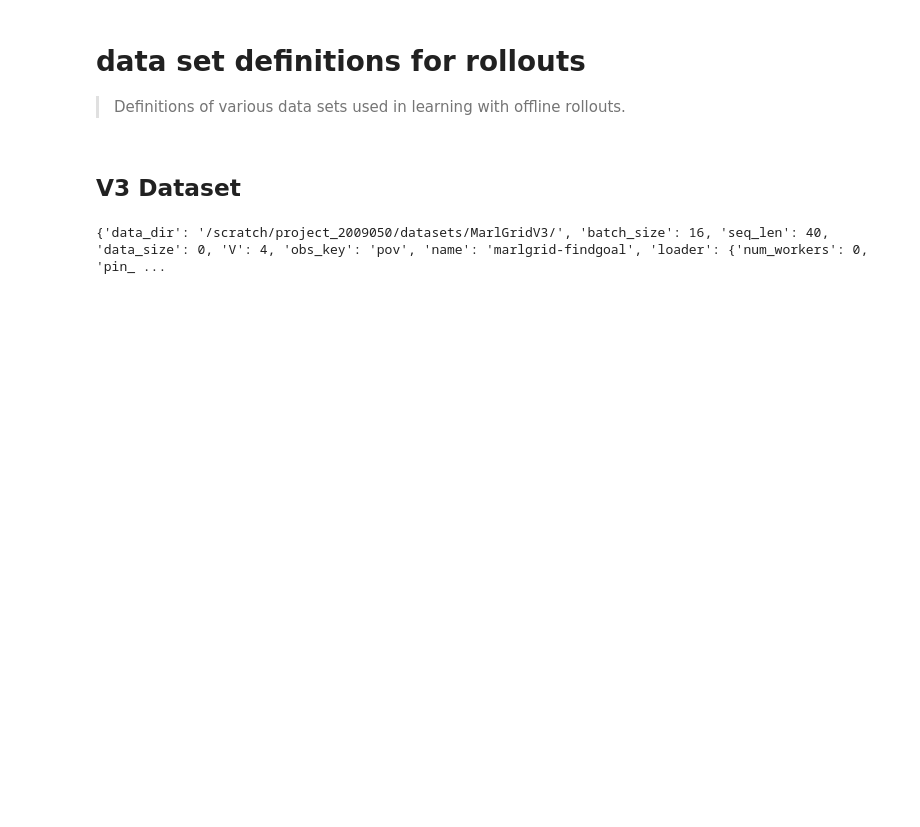
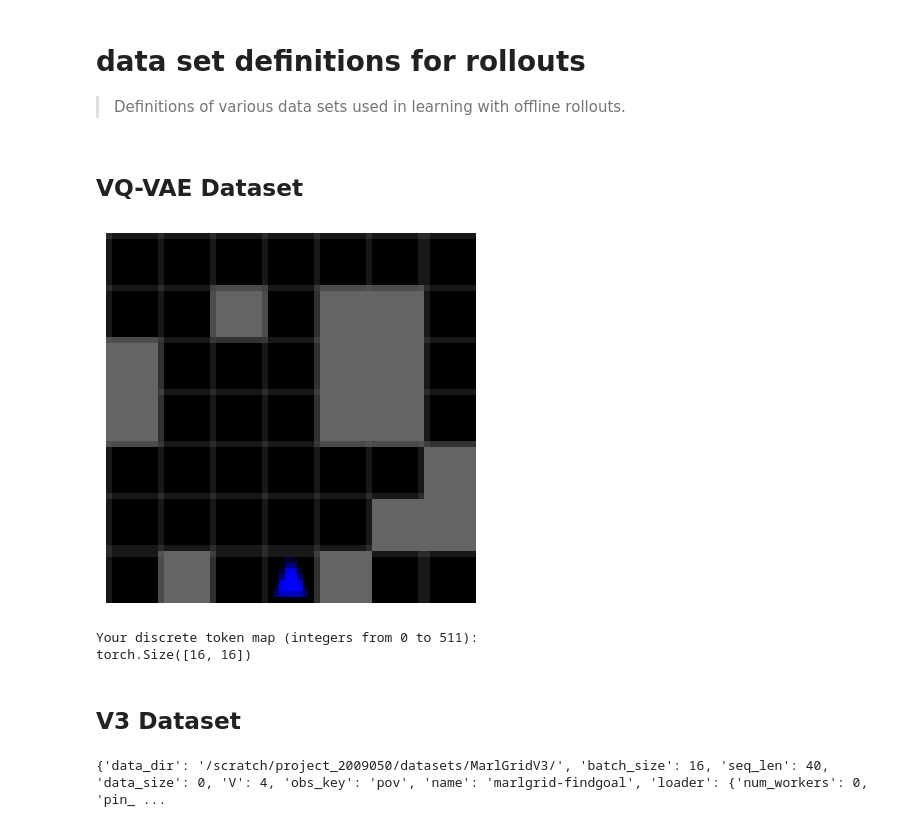
Before and after one commit to Ahmed-Khaled-Saleh/c3jepa-wm, a Jupyter notebook: nbs/01b_data.dataset.ipynb, the cells around one changed output. Saved outputs shown, nothing was run; the diff lists cells and outputs as text; code cells hidden in the pictures; blank space fills up the shorter version.

Commit message:
ADD: new vq-vae dataset.

```diff
--- a/nbs/01b_data.dataset.ipynb
+++ b/nbs/01b_data.dataset.ipynb
@@ -16,3 +16,5 @@ from fastcore.utils import *
 from math import ceil
 def get_num_rollouts(data_size, batch_size, seq_len):
     return ceil(data_size / seq_len)  #  ceil( data_size / batch_size / seq_len )  =  ceil
+# %% [markdown]
+## VQ-VAE Dataset
@@ -18,0 +152,14 @@ def get_num_rollouts(data_size, batch_size, seq_len):
+# %%
+#| hide
+import matplotlib.pyplot as plt
+sample = dataset[21]
+
+denormalize = lambda x: (x * 0.5) + 0.5
+sample_np = denormalize(sample).permute(1, 2, 0).numpy() # Scale back to [0, 1]
+
+plt.imshow(sample_np)
+plt.axis('off')
+plt.savefig("without_resize.png")
+plt.show()
+# %% [output]
+[figure, added]
@@ -19,3 +185,31 @@ def get_num_rollouts(data_size, batch_size, seq_len):
+# %%
+#| hide
+# 1. Pass through the encoder
+encoding = model.encode(sample.unsqueeze(0))[0]
+
+# 2. Replicate the internal VQ distance matching math
+# Shape of encoding: [B, D, H, W] -> for 64x64 input with 2 strided layers, H=16, W=16
+flat_latents = encoding.permute(0, 2, 3, 1).contiguous().view(-1, model.embedding_dim)
+
+# Calculate distances to embedding dictionary entries
+dist = (
+    torch.sum(flat_latents**2, dim=1, keepdim=True)
+    + torch.sum(model.vq_layer.embedding.weight**2, dim=1)
+    - 2 * torch.matmul(flat_latents, model.vq_layer.embedding.weight.t())
+)
+
+# 3. Get the absolute discrete indices
+discrete_token_ids = torch.argmin(dist, dim=1)
+
+# 4. Reshape to see your discrete grid map!
+# For a 64x64 input, your encoder downsamples by 4 (stride=2 twice), resulting in a 16x16 discrete token map
+discrete_grid = discrete_token_ids.view(16, 16)
+
+print("Your discrete token map (integers from 0 to 511):")
+print(discrete_grid.shape)
+# %% [output]
+Your discrete token map (integers from 0 to 511):
+torch.Size([16, 16])
 # %% [markdown]
 ## V3 Dataset
 # %%
```
Also changed, not shown: parts of 32 cells of this notebook, 16 other files.
